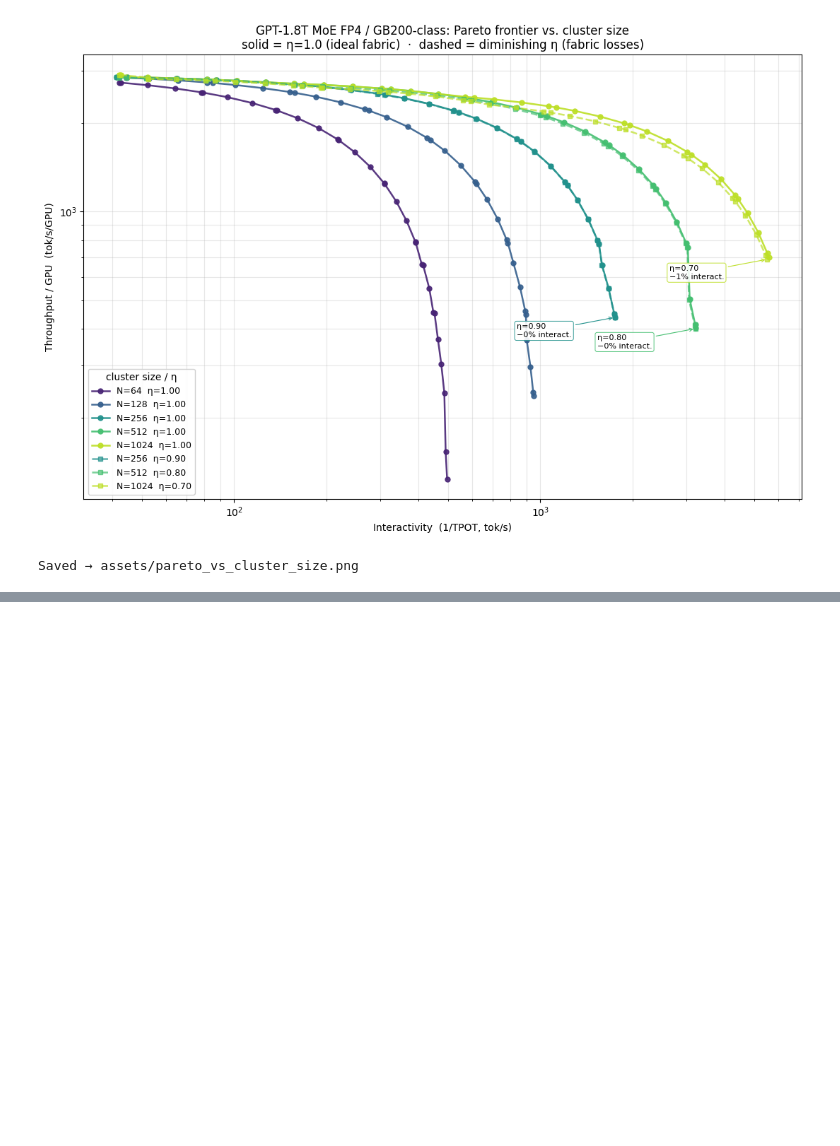
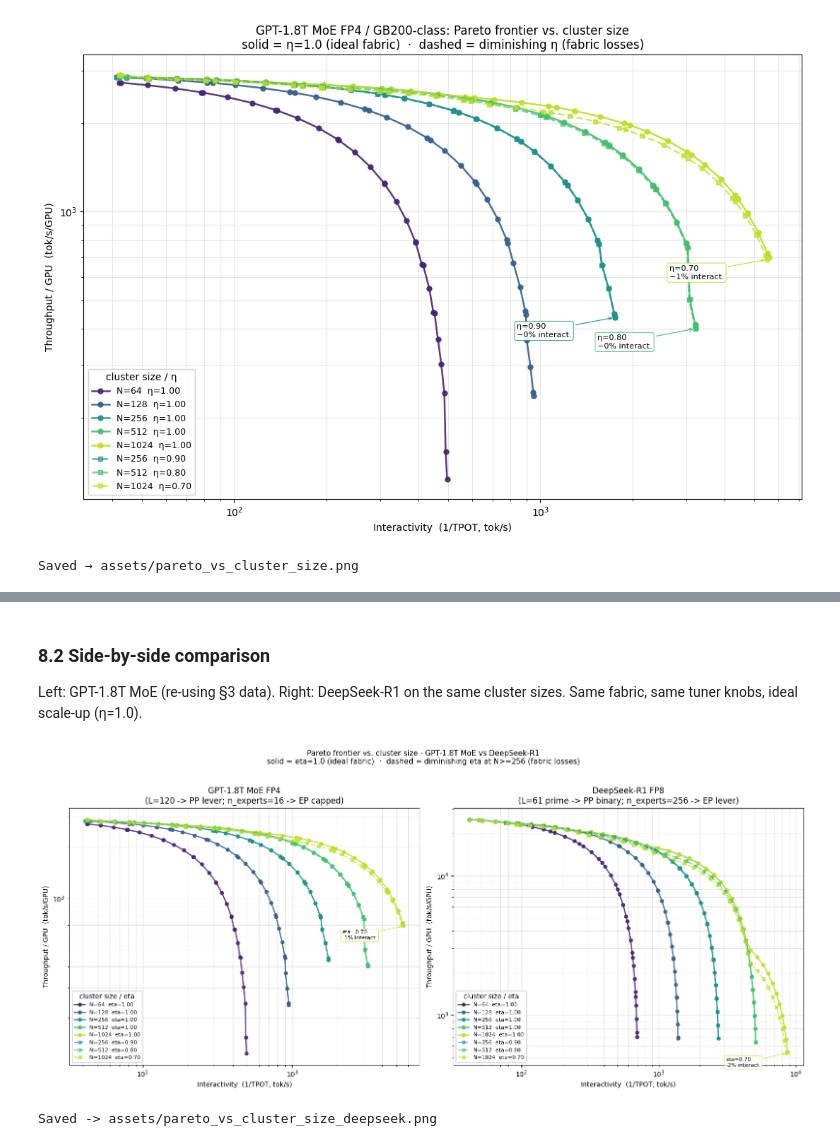
Before and after one commit to spiceMonkey/llm_perf, a Jupyter notebook: pareto_vs_cluster_size.ipynb, the cells around one changed output, grey strips where cells are left out. Cells and saved outputs as stored; diff of their text form; code cells hidden in the pictures; blank space fills up the shorter version.

```diff
--- a/pareto_vs_cluster_size.ipynb
+++ b/pareto_vs_cluster_size.ipynb
@@ -257,11 +254,12 @@ Re-run only N ∈ {256, 512, 1024} and overlay dashed η-discounted frontiers on
 ETA_SCHEDULE = {256: 0.90, 512: 0.80, 1024: 0.70}
 
 def make_system_with_N_eta(N: int, eta: float):
-    """Deepcopy base system, set num_devices, scale all network domain BWs by η."""
+    """Deepcopy base system, set num_devices, scale every fabric tier's BW by η."""
     s = deepcopy(base_system)
     s.num_devices = N
-    for dom in s.network_domains.values():
-        dom.bandwidth_GBps *= eta
+    for fab in s.fabrics.values():
+        for tier in fab.tiers:
+            tier.bw_per_port_GBps *= eta
     return s
 
 frontier_eta_by_N: dict[int, list[Point]] = {}
@@ -344,0 +477,71 @@ Saved → assets/pareto_vs_cluster_size.png
+# %% [markdown]
+### 8.2 Side-by-side comparison
+
+Left: GPT-1.8T MoE (re-using §3 data). Right: DeepSeek-R1 on the same cluster sizes. Same fabric, same tuner knobs, ideal scale-up (η=1.0).
+# %%
+fig, (axL, axR) = plt.subplots(1, 2, figsize=(16, 7))
+
+cmap_cmp = plt.get_cmap("viridis")
+colors_cmp = {N: cmap_cmp(0.1 + 0.8 * i / max(1, len(CLUSTER_SIZES) - 1))
+              for i, N in enumerate(CLUSTER_SIZES)}
+
+panels = [
+    (axL, frontier_by_N,    frontier_eta_by_N,
+     "GPT-1.8T MoE FP4\n(L=120 -> PP lever; n_experts=16 -> EP capped)"),
+    (axR, frontier_by_N_ds, frontier_eta_by_N_ds,
+     "DeepSeek-R1 FP8\n(L=61 prime -> PP binary; n_experts=256 -> EP lever)"),
+]
+
+for ax, frontiers, frontiers_eta, title in panels:
+    # Solid: eta = 1.0 frontiers for every N.
+    for N in CLUSTER_SIZES:
+        fr = frontiers[N]
+        if not fr:
+            continue
+        ax.plot([p.interactivity for p in fr], [p.tput_per_gpu for p in fr],
+                "-o", lw=1.8, ms=5, color=colors_cmp[N], alpha=0.9,
+                label=f"N={N}  eta=1.00")
+
+    # Dashed: eta-discounted frontiers at N >= 256 (mirrors the GPT schedule in §7).
+    for N, eta in ETA_SCHEDULE.items():
+        fr = frontiers_eta.get(N)
+        if not fr:
+            continue
+        ax.plot([p.interactivity for p in fr], [p.tput_per_gpu for p in fr],
+                "--s", lw=1.6, ms=5, color=colors_cmp[N], alpha=0.65,
+                label=f"N={N}  eta={eta:.2f}")
+
+        # Annotate the interactivity loss at the high-ix corner.
+        top_orig = max(frontiers[N], key=lambda p: p.interactivity)
+        top_eta  = max(fr,             key=lambda p: p.interactivity)
+        pct = (1 - top_eta.interactivity / top_orig.interactivity) * 100
+        if pct > 1:
+            ax.annotate(
+                f"eta={eta:.2f}\n-{pct:.0f}% interact.",
+                xy=(top_eta.interactivity, top_eta.tput_per_gpu),
+                xytext=(-90, -20), textcoords="offset points",
+                fontsize=8, ha="left",
+                bbox=dict(boxstyle="round,pad=0.25", fc="white",
+                          ec=colors_cmp[N], alpha=0.9, lw=0.6),
+                arrowprops=dict(arrowstyle="->", color=colors_cmp[N], lw=0.7),
+            )
+
+    ax.set_xscale("log"); ax.set_yscale("log")
+    ax.set_xlabel("Interactivity  (1/TPOT, tok/s)")
+    ax.set_ylabel("Throughput / GPU  (tok/s/GPU)")
+    ax.set_title(title)
+    ax.grid(True, which="both", alpha=0.3)
+    ax.legend(loc="lower left", fontsize=8, framealpha=0.9, title="cluster size / eta", ncol=1)
+
+fig.suptitle(
+    "Pareto frontier vs. cluster size - GPT-1.8T MoE vs DeepSeek-R1\n"
+    "solid = eta=1.0 (ideal fabric)  ·  dashed = diminishing eta at N>=256 (fabric losses)",
+    y=1.02, fontsize=11,
+)
+fig.tight_layout()
+fig.savefig("assets/pareto_vs_cluster_size_deepseek.png", dpi=130, bbox_inches="tight")
+plt.show()
+print("Saved -> assets/pareto_vs_cluster_size_deepseek.png")
+# %% [output]
+[figure, added]
+Saved -> assets/pareto_vs_cluster_size_deepseek.png
```
Also changed, not shown: parts of 4 cells of this notebook, 31 other files.
